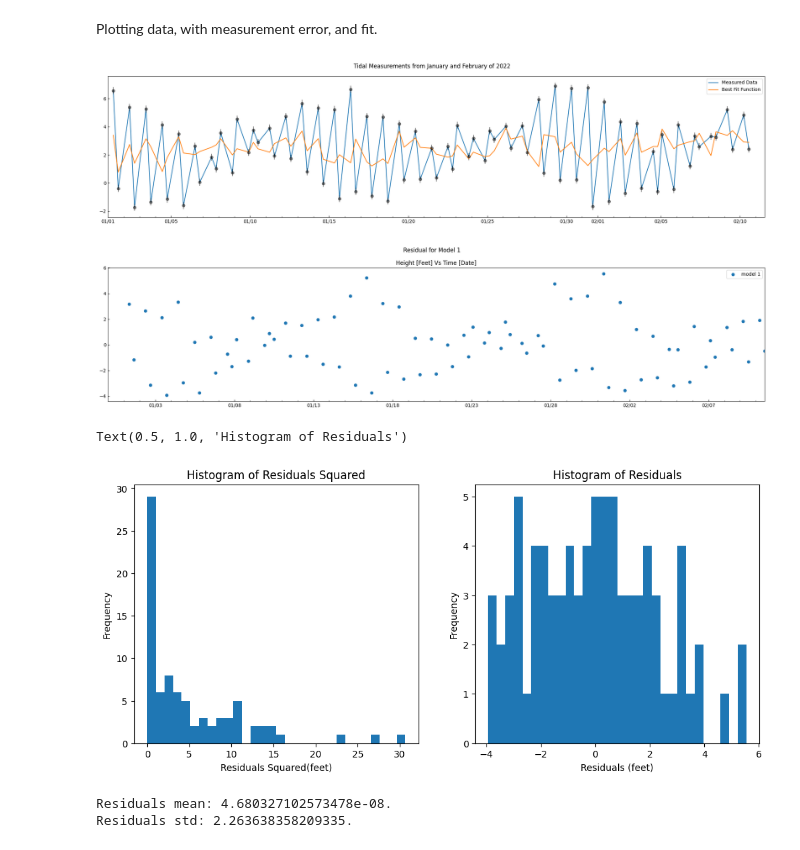
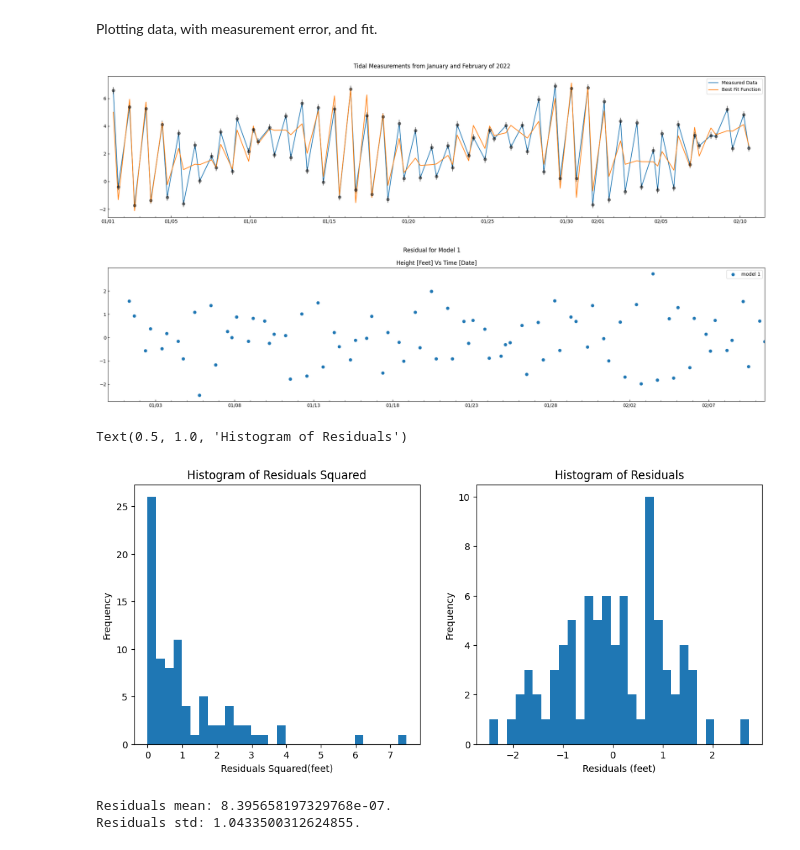
Before and after one commit to ZacharyJamesAdams/ASTR-19-Group-Project, a Jupyter notebook: testbed.ipynb, the cells around one changed output. Drawn from its saved outputs; the diff is of its cells as text; code cells hidden in the pictures.

```diff
--- a/testbed.ipynb
+++ b/testbed.ipynb
@@ -63,19 +63,24 @@ datedata = [start_time + timedelta(minutes=m) for m in np.astype(timedata,type(i
 Oscillatory functions likely of the form:
 $ H(t) = \sum\limits_{n=0}^{N} \biggl[A_n * \sin(f_{n}t +b_n) + A'_n * \cos(f'_{n}t +b'_n)\biggr] + \sum\limits_{k=0}^{K} \biggl[A''_{k}*t^{k}\biggr]$
 # %%
-def func(t,a1,f1,b1,a2,f2,b2,a3,f3,b3,a4,f4,b4, l5, l6,c):
-    return a1*np.cos(f1*t+b1)+a2*np.cos(f2*t+b2) + a3*np.cos(f3*t+b3)+a4*np.cos(f4*t+b4) + l5*t + l6**2*t + c
+def func(t,m,c1,a1,f1,b1,a2,f2,b2,c2,f3,b3):
+    return m*t + c1 + a1*np.cos(f1*t+b1) + (a2*np.cos(f2*t+b2)+c2)*np.cos(f3*t+b3)
 # %% [markdown]
 Getting best fit parameters and model values.
 # %%
-initial_values = [5, np.pi/20000, 0.,
-                  7, np.pi/1000, 0.1,
-                  7, np.pi/1000, 0.1,
-                  7, np.pi/1000, 0.1,
-                  1.0,
-                  1.4,
-                  3.5]
-params, _ = optimize.curve_fit(func,timedata,heightdata,sigma = height_err,p0=initial_values,maxfev=10000)
+initial_values = {'m'  : 1.11319456e-05,
+      'c1' : 2.14974295e+00,
+      'a1' : 1.08192333e+00,
+      'f1' : 2.97496057e-04,
+      'b1' : 1.20192286e+00,
+      'a2' : 1.35356146e+00 ,
+      'f2' :  2.95654101e-04,
+      'b2' : -4.52219874e-01,
+      'c2' : 12,
+      'f3' : 8.69199851e-03,
+      'b3' : 2.58810054e+00
+    }
+params,cov = optimize.curve_fit(func,timedata,heightdata,p0=[i for i in initial_values.values()],sigma=height_err_rms)
 
 model_height =func(timedata,*params)
 # %% [markdown]
@@ -96,8 +101,6 @@ ax.xaxis.set_major_formatter(date_major_format)
 ax.xaxis.set_major_locator(mdates.DayLocator(bymonthday=[1]+[i for i in range(5,32,5)]))
 ax.xaxis.set_minor_locator(mdates.DayLocator())
 ax.tick_params(axis='both',which='both',direction='in',)
-# For y-axis (height)
-#[TODO]ax.yaxis.set_major_locator(mpl.ticker.AutoLocator())
 
 ax.set_xlim(start_time, datedata[-1]+timedelta(days=1))
 plt.tight_layout()
@@ -105,9 +108,8 @@ plt.legend()
 # plt.show()
 fig.savefig('testbed.png',bbox_inches = 'tight',dpi = 300)
 # %% [output]
-[figure, old version]
+[figure, new version]
 # %%
-model_height = func(timedata,*params)
 residuals = heightdata - model_height
 fig,ax = plt.subplots(1,1,figsize=(20,5))
 
@@ -117,34 +119,34 @@ fig.suptitle('Residual for Model 1')
 start_time = datetime(2022,1,1,0,0)
 # for each minute data point, offset start date by that many minutes
 datedata = [start_time + timedelta(minutes=m) for m in np.astype(timedata,type(int))]
 # create and use format for major ticks. See: https://docs.python.org/3/library/datetime.html#strftime-strptime-behavior
 date_major_format = mdates.DateFormatter('%m/%d')
 ax.xaxis.set_major_formatter(date_major_format)
 ax.xaxis.set_major_locator(mdates.DayLocator(interval=5,))
 # create and use format for minor ticks. See: https://docs.python.org/3/library/datetime.html#strftime-strptime-behavior
 ax.xaxis.set_minor_locator(mdates.DayLocator())
 ax.set_xlim(start_time-timedelta(days=1),datedata[-1])
 # plt.Axes.yaxis.set_minor_locator()
 
 
 ax.set_title('Height [Feet] Vs Time [Date]')
 # ax.plot(datedata,heightdata)
 # ax.errorbar(datedata,heightdata,height_err,fmt='o',alpha=0.5,color='black')
 # modelx = np.linspace(datedata.min(),datedata.max(),1000)
 # ax.plot(modelx,model1(modelx))
 ax.scatter(datedata,residuals, label = 'model 1')
 # ax.plot(timedata,model2(timedata,*params2), label = 'model 2')
 
 # moving ticks to inside axes
 ax.tick_params(axis='both',which='both',direction='in',)
 ax.tick_params(axis='both',which='both',direction='in',)
 
 plt.tight_layout()
 plt.legend()
 plt.show()
 fig.savefig('testbed2.png',bbox_inches = 'tight',dpi = 300)
 # %% [output]
-[figure, old version]
+[figure, new version]
 # %%
 residuals_squared = residuals**2
 fig, axes = plt.subplots(1, 2, figsize=(12, 5))
@@ -160,7 +162,7 @@ axes[1].set_ylabel('Frequency')
 axes[1].set_title('Histogram of Residuals')
 # %% [output]
 Text(0.5, 1.0, 'Histogram of Residuals')
-[figure, old version]
+[figure, new version]
 # %%
 #Standard deviation and mean of Residual
 res_std = np.std(residuals)
@@ -168,5 +170,5 @@ res_mean = np.mean(residuals)
 print(f"Residuals mean: {res_mean}.")
 print(f"Residuals std: {res_std}.")
 # %% [output]
-Residuals mean: 4.680327102573478e-08.
-Residuals std: 2.263638358209335.
+Residuals mean: 8.395658197329768e-07.
+Residuals std: 1.0433500312624855.
```
